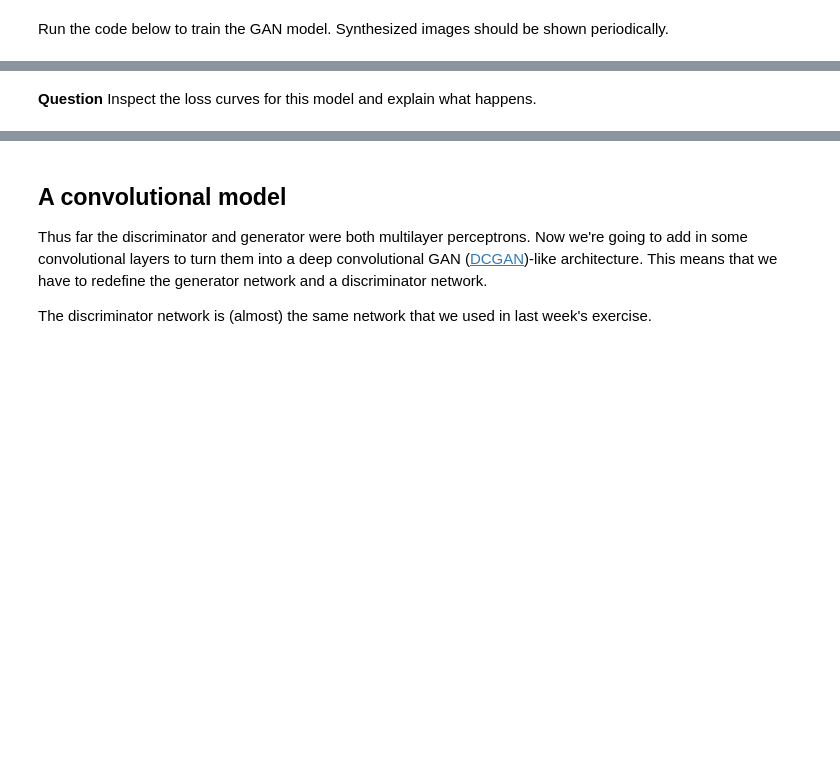
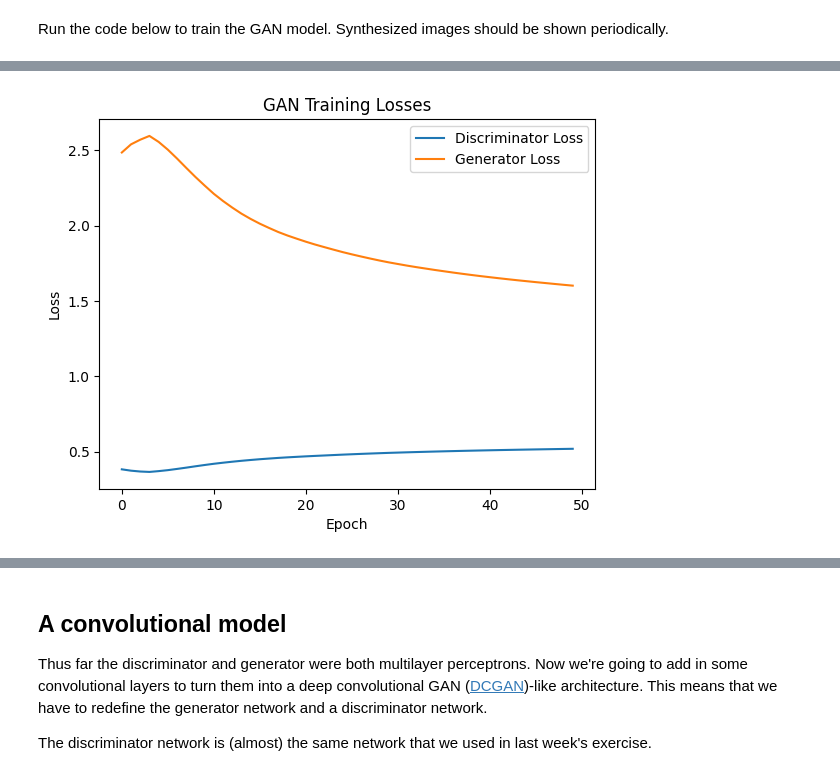
Before and after one commit to SanderBergman02/8dm50-machine-learning, a Jupyter notebook: GAN_practical_TF2.ipynb, the cells around one changed output, grey strips where cells are left out. Drawn from its saved outputs; the diff is of its cells as text; code cells hidden in the pictures; blank space fills up the shorter version.

```diff
--- a/GAN_practical_TF2.ipynb
+++ b/GAN_practical_TF2.ipynb
@@ -44,6 +44,26 @@ print('Found GPU at: {}'.format(device_name))
 #tf.logging.set_verbosity(tf.logging.ERROR)
 # %% [output]
 Found GPU at: /device:GPU:0
+# %%
+import pickle
+import gzip
+import numpy as np
+
+import matplotlib.pyplot as plt
+%matplotlib inline
+from matplotlib import rc
+from matplotlib import pylab
+from IPython import display
+
+import tensorflow as tf
+from tensorflow import keras
+keras.backend.set_image_data_format('channels_first')
+
+import time
+import random
+from google.colab import files
+from google.colab import widgets
+random.seed(0)
 # %% [markdown]
 ## Small steps
 Before moving on to generating images, we will start with a simple 1D problem. We will assume that there is a data set of real samples that are drawn from a normal distribution with a particular mean value (the black dotted line below). These samples are in the sample domain *x*.
@@ -562,7 +594,7 @@ Run the code below to train the GAN model. Synthesized images should be shown pe
 d_losses = []
 g_losses = []
 
-epochs = 2  # 200
+epochs = 50 # 200
 batch_size = 128
 
 X_train = (train_set_images.reshape(60000, 784).astype(np.float32) - 0.5)/0.5
@@ -576,7 +608,7 @@ for e in range(epochs):
     image_batch = X_train[np.random.randint(0, X_train.shape[0], size=batch_size)]
 
     # Generate some fake MNIST images using the generator
-    generated_images = generator.predict(noise)
+    generated_images = generator.predict(noise, verbose=0)
 
     # Concatenate the fake and real images
     X = np.concatenate([image_batch, generated_images])
@@ -607,11 +639,16 @@ for e in range(epochs):
   d_losses.append(d_loss)
   g_losses.append(g_loss)
 
+  # Print progress every 10 epochs
+  if (e + 1) % 10 == 0:
+          print(f"✅ Epoch {e + 1}/{epochs} completed — D loss: {d_loss:.4f}, G loss: {g_loss:.4f}")
+
   if e % 5 == 0:
     noise = np.random.normal(0, 1, size=[100, latent_dim])
     plotGeneratedImages(e)
     display.display(plt.gcf())
     display.clear_output(wait=True)
     time.sleep(0.001)
+    plt.show()
     saveModels(e)
 # %% [output]
@@ -621,2 +659,10 @@ WARNING:absl:You are saving your model as an HDF5 file via `model.save()` or `ke
-# %% [markdown]
-**Question** Inspect the loss curves for this model and explain what happens.
+# %%
+plt.plot(d_losses, label="Discriminator Loss")
+plt.plot(g_losses, label="Generator Loss")
+plt.title("GAN Training Losses")
+plt.xlabel("Epoch")
+plt.ylabel("Loss")
+plt.legend()
+plt.show()
+# %% [output]
+[figure, added]
```
Also changed, not shown: parts of 24 cells of this notebook.
